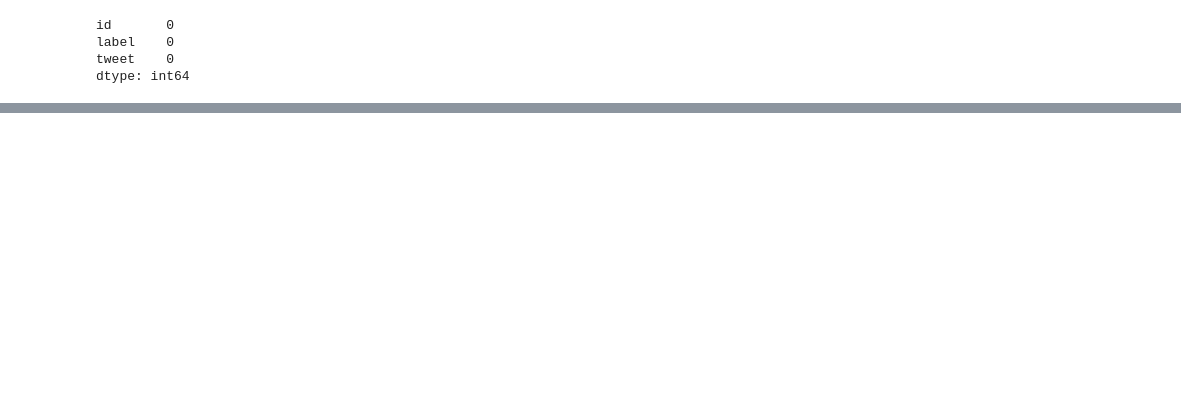
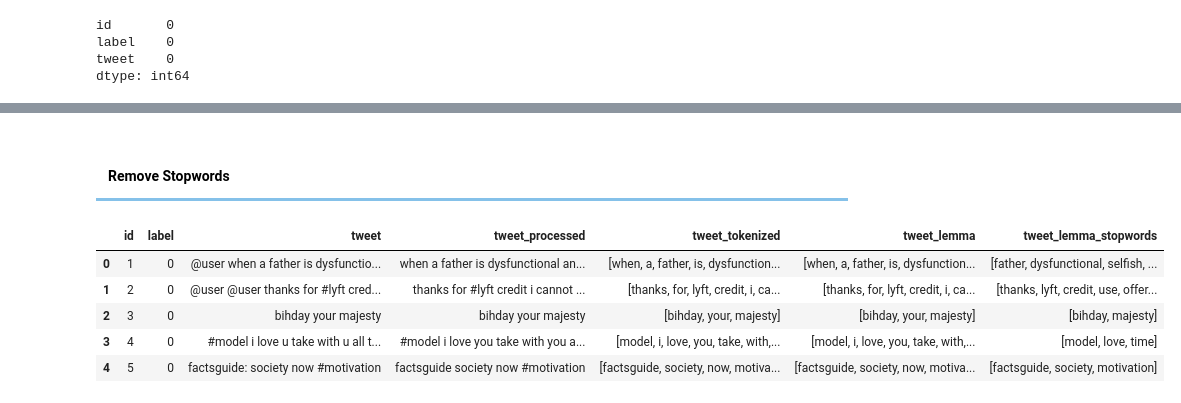
Before and after one commit to LtvnSergey/Internship_Project_Twitter-Hate-Speech, a Jupyter notebook: notebooks/Twitter Hate Speech Detection.ipynb, the cells around one changed output, grey strips where cells are left out. Cells and saved outputs as stored; diff of their text form; code cells hidden in the pictures; blank space fills up the shorter version.

```diff
--- a/notebooks/Twitter Hate Speech Detection.ipynb
+++ b/notebooks/Twitter Hate Speech Detection.ipynb
@@ -230,0 +454,2 @@ train_df[['tweet']].head(10)
+# %%
+train_df['tweet_tokenized'] = train_df['tweet_processed'].apply(tokenizer.tokenize)
@@ -230,0 +458,2 @@ train_df[['tweet']].head(10)
+# %%
+train_df['tweet_tokenized'] = train_df['tweet_tokenized'].apply(remove_hashtags)
@@ -230,0 +472,2 @@ train_df[['tweet']].head(10)
+# %%
+train_df['tweet_lemma'] = train_df['tweet_tokenized'].apply(lemmatization, lemmatizer=lemmatizer)
@@ -230,0 +483,14 @@ train_df[['tweet']].head(10)
+# %% [markdown]
+<h4 style="border-bottom: 3px solid #85C1E9;padding: 12px 12px; font-family: Sans-Serif; color:black">
+Remove Stopwords</h4>
+# %%
+train_df['tweet_lemma_stopwords'] = train_df['tweet_lemma'].apply(remove_stopwords, stopwords=stopwords)
+# %%
+train_df.head()
+# %% [output]
+|  | id | label | tweet | tweet_processed | tweet_tokenized | tweet_lemma | tweet_lemma_stopwords |
+| 0 | 1 | 0 | @user when a father is dysfunctio... | when a father is dysfunctional an... | [when, a, father, is, dysfunction... | [when, a, father, is, dysfunction... | [father, dysfunctional, selfish, ... |
+| 1 | 2 | 0 | @user @user thanks for #lyft cred... | thanks for #lyft credit i cannot ... | [thanks, for, lyft, credit, i, ca... | [thanks, for, lyft, credit, i, ca... | [thanks, lyft, credit, use, offer... |
+| 2 | 3 | 0 | bihday your majesty | bihday your majesty | [bihday, your, majesty] | [bihday, your, majesty] | [bihday, majesty] |
+| 3 | 4 | 0 | #model i love u take with u all t... | #model i love you take with you a... | [model, i, love, you, take, with,... | [model, i, love, you, take, with,... | [model, love, time] |
+| 4 | 5 | 0 | factsguide: society now #motivation | factsguide society now #motivation | [factsguide, society, now, motiva... | [factsguide, society, now, motiva... | [factsguide, society, motivation] |
```
Also changed, not shown: parts of 75 cells of this notebook, 1 other file.
